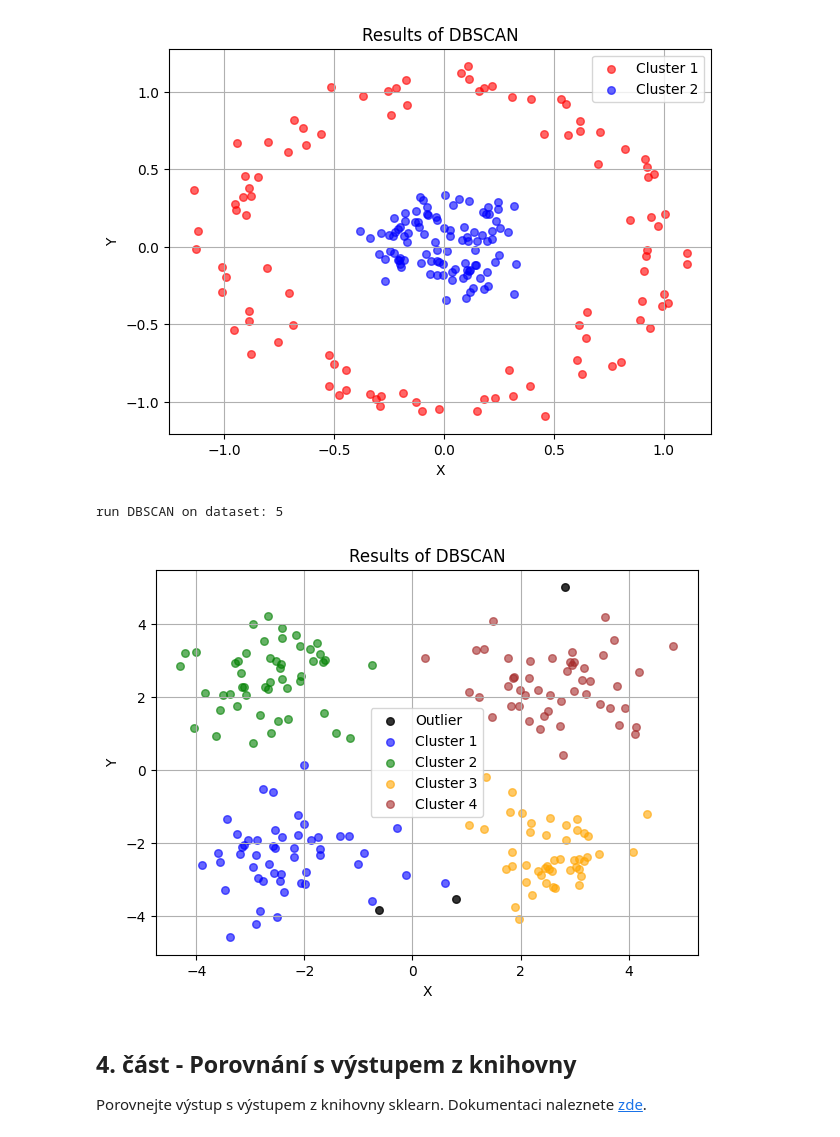
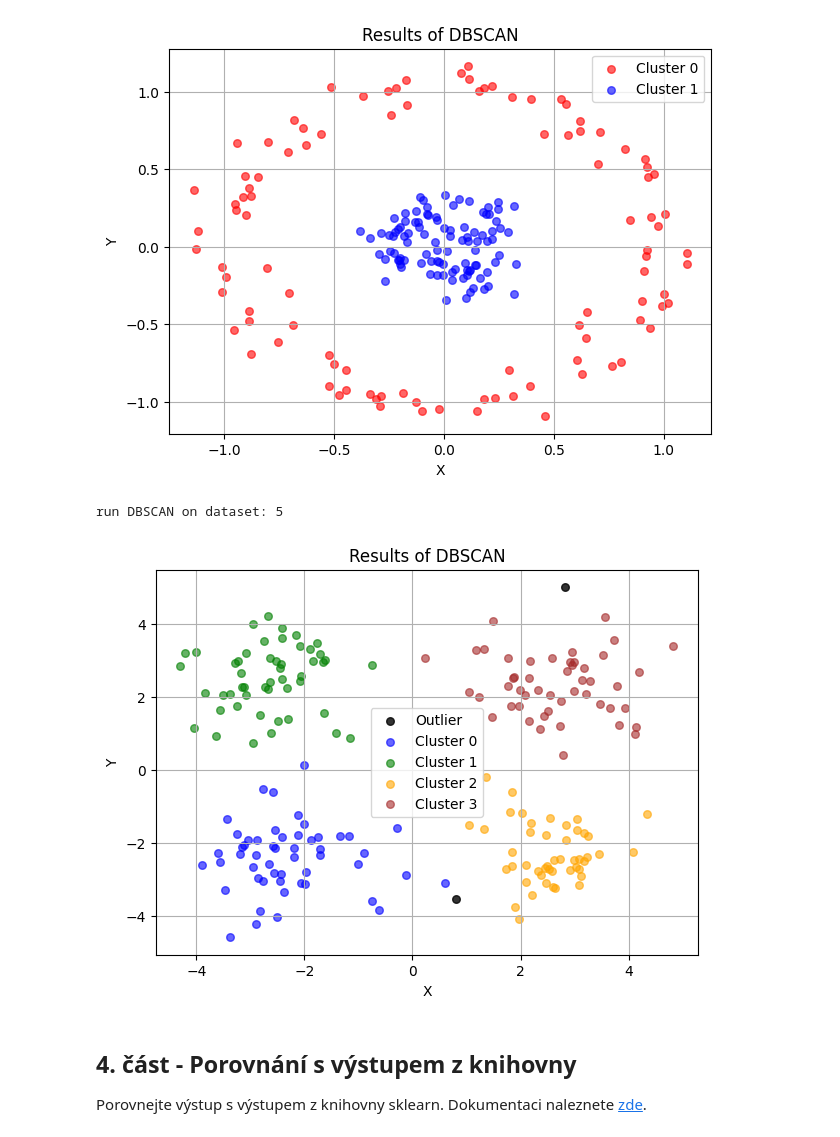
Before and after one commit to KyryloYefremov/TUL-MVD-2024-25, a Jupyter notebook: cv08/MVD 8. cvičení.ipynb, the cells around one changed output. Drawn from its saved outputs; the diff is of its cells as text; code cells hidden in the pictures.

Commit message:
Fix dbscan algo. Compare with sklr.dbscan

```diff
--- a/cv08/MVD 8. cvičení.ipynb
+++ b/cv08/MVD 8. cvičení.ipynb
@@ -67,11 +67,10 @@ len(datasets)
 ## 2. část - Implementace DBSCAN algoritmu
 Dle přednášky implementujte DBSCAN algoritmus.
 # %%
-# TODO: fix problem with outliers
-def DBSCAN(points: np.ndarray, eps: float, min_pts: int):
+def DBSCAN(p: np.ndarray, eps: float, min_samples: int):
     """
     @params:
-        - points (np.ndarray) - array of points x and y coordinates. Size: (n, 2), where n - number of points, 2 - x and y coords.
+        - p (np.ndarray) - array of points x and y coordinates. Size: (n, 2), where n - number of points, 2 - x and y coords.
         - eps (float) - minimal distances between two points in one cluster.
         - min_pts (int) - minimal number of points
     """
@@ -80,8 +79,8 @@ def DBSCAN(points: np.ndarray, eps: float, min_pts: int):
 
     def find_neighbors(point_idx):
         neighbors = []
-        for i, point in enumerate(points):
-            if euclidean_distance(points[point_idx], point) <= eps:
+        for i, point in enumerate(p):
+            if euclidean_distance(p[point_idx], point) <= eps:
                 neighbors.append(i)
         neighbors.remove(point_idx)
         return neighbors
@@ -97,25 +96,21 @@ def DBSCAN(points: np.ndarray, eps: float, min_pts: int):
 
             # expand the cluster, if new neighbors were found
             new_neighbors = find_neighbors(neighbor_idx)
-            if len(new_neighbors) >= min_pts:
+            if len(new_neighbors) >= min_samples:
                 neighbors += [n for n in new_neighbors if n not in neighbors]
             i += 1
 
-    labels = [-1] * len(points)
-    # visited = set()
-    cluster = 0
+    labels = [-1] * len(p)
+    cluster = -1
 
-    for point_idx in range(len(points)):
+    for point_idx in range(len(p)):
         # skip points that are in cluster already and poitns we visited
         if labels[point_idx] != -1:
             continue
 
         neighbors = find_neighbors(point_idx)
-        # print(f"{point_idx}: {neighbors}")
 
-        if len(neighbors) < min_pts:
-            labels[point_idx] = 0  # label as outlier
-        else:
+        if len(neighbors) >= min_samples:
             cluster += 1  # create new cluster
             expand_cluster(point_idx, neighbors)
 
@@ -141,7 +136,7 @@ def plot_dbscan_results(dataframe: pd.DataFrame):
         # find all clusters points
         cluster_data = dataframe[dataframe['cluster'] == cluster]
 
-        if cluster == 0:
+        if cluster == -1:
             plt.scatter(cluster_data['x'], cluster_data['y'], c='k', s=30, marker='o', alpha=0.8, label='Outlier')
         else:
             plt.scatter(cluster_data['x'], cluster_data['y'], c=colors[i % len(colors)], s=30, marker='o', alpha=0.6, label=f'Cluster {cluster}')
@@ -152,5 +147,16 @@ def plot_dbscan_results(dataframe: pd.DataFrame):
     plt.title('Results of DBSCAN')
     plt.grid()
     plt.show()
+# %%
+def apply_dbscan(eps: float, min_pts: int, df: pd.DataFrame, dbscan_fn):
+    points = df[['x', 'y']].to_numpy()
+
+    if dbscan_fn == DBSCAN:
+        labels = dbscan_fn(p=points, eps=eps, min_samples=min_pts)
+    else:
+        labels = dbscan_fn(eps=eps, min_samples=min_pts).fit(points).labels_
+    df['cluster'] = labels
+
+    plot_dbscan_results(df)
 # %%
 #################### DATASET 1 ####################
@@ -231,22 +206,15 @@ run DBSCAN on dataset: 4
 # %%
 #################### DATASET 5 ####################
 eps = 1.1
 min_pts = 5
 
 d = datasets[4]
 
 print(f"run DBSCAN on dataset: 5")
-
-points = d[['x', 'y']].to_numpy()
-
-labels = DBSCAN(points, eps=eps, min_pts=min_pts)
-
-d['cluster'] = labels
-
-plot_dbscan_results(d)
+apply_dbscan(eps=eps, min_pts=min_pts, df=d, dbscan_fn=DBSCAN)
 # %% [output]
 run DBSCAN on dataset: 5
-[figure, old version]
+[figure, new version]
 # %% [markdown]
 ## 4. část - Porovnání s výstupem z knihovny
 
```
Also changed, not shown: parts of 10 cells of this notebook.
